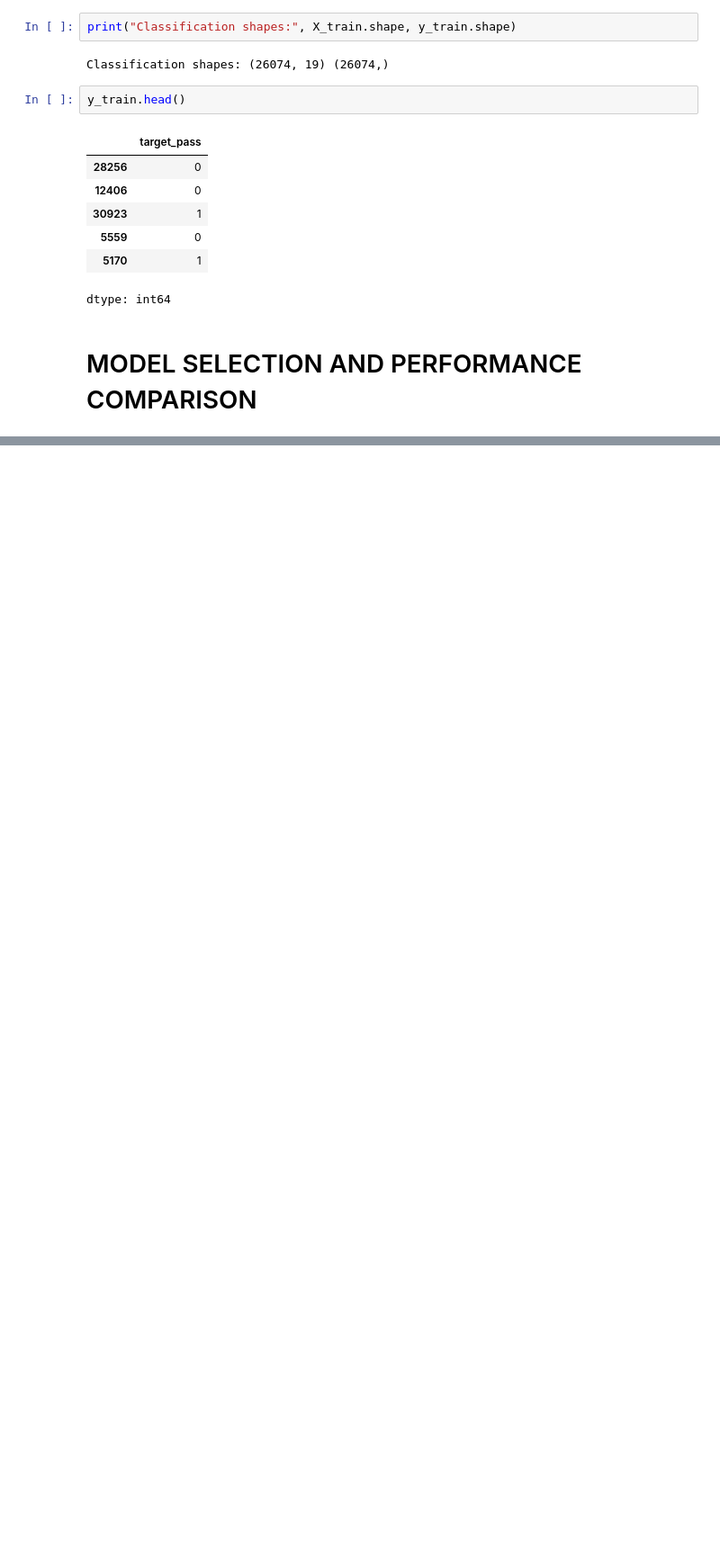
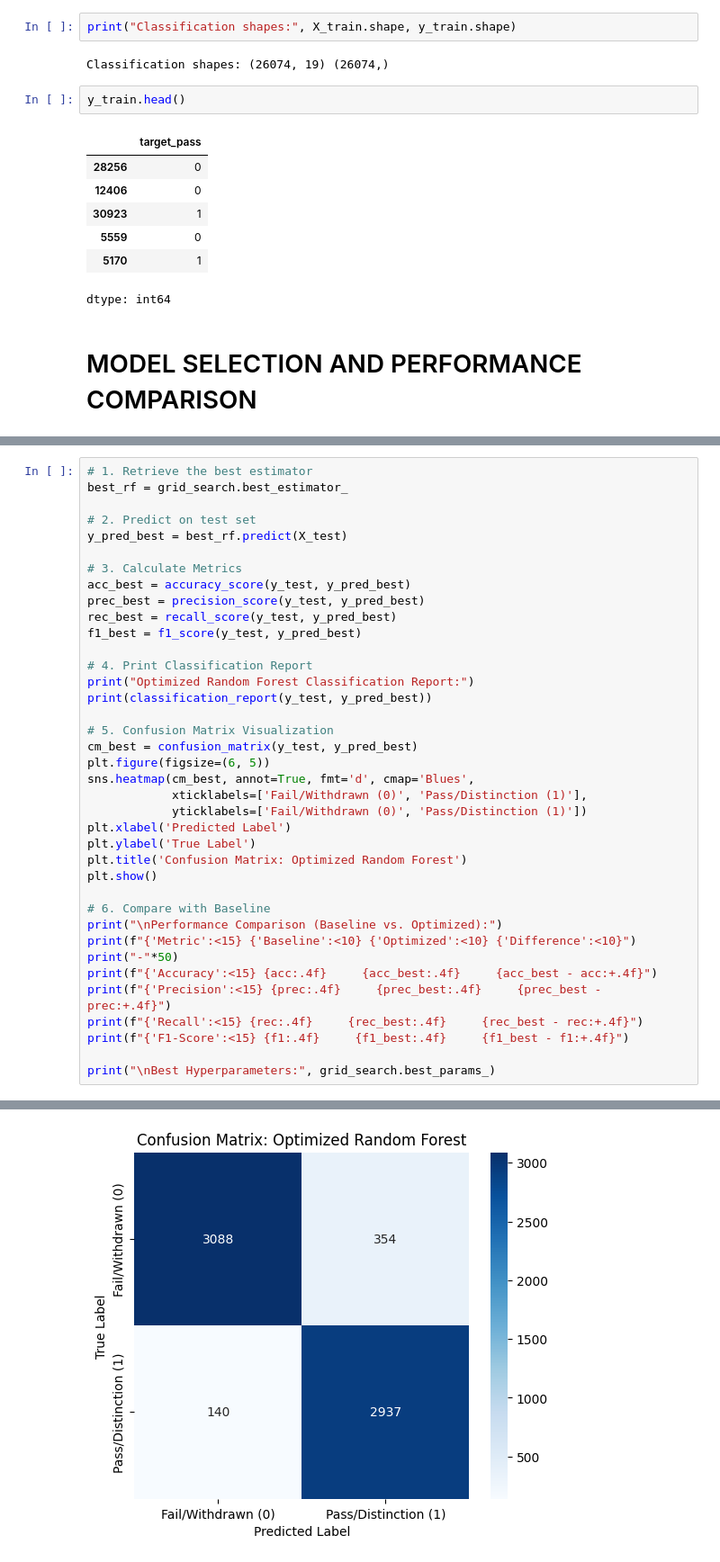
Before and after one commit to Jiajieja/WM9QG-Fundamentals-of-Artificial-Intelligence-and-Data-Mining-Group-Assessment, a Jupyter notebook: CLASSIFICATION/OULA_Dataset_Analysis.ipynb, the cells around one changed output, grey strips where cells are left out. Shown at 90% size. Drawn from its saved outputs; the diff is of its cells as text; blank space fills up the shorter version.

```diff
--- a/CLASSIFICATION/OULA_Dataset_Analysis.ipynb
+++ b/CLASSIFICATION/OULA_Dataset_Analysis.ipynb
@@ -1205,0 +1237,39 @@ plt.show()
+# %%
+# 1. Retrieve the best estimator
+best_rf = grid_search.best_estimator_
+
+# 2. Predict on test set
+y_pred_best = best_rf.predict(X_test)
+
+# 3. Calculate Metrics
+acc_best = accuracy_score(y_test, y_pred_best)
+prec_best = precision_score(y_test, y_pred_best)
+rec_best = recall_score(y_test, y_pred_best)
+f1_best = f1_score(y_test, y_pred_best)
+
+# 4. Print Classification Report
+print("Optimized Random Forest Classification Report:")
+print(classification_report(y_test, y_pred_best))
+
+# 5. Confusion Matrix Visualization
+cm_best = confusion_matrix(y_test, y_pred_best)
+plt.figure(figsize=(6, 5))
+sns.heatmap(cm_best, annot=True, fmt='d', cmap='Blues',
+            xticklabels=['Fail/Withdrawn (0)', 'Pass/Distinction (1)'],
+            yticklabels=['Fail/Withdrawn (0)', 'Pass/Distinction (1)'])
+plt.xlabel('Predicted Label')
+plt.ylabel('True Label')
+plt.title('Confusion Matrix: Optimized Random Forest')
+plt.show()
+
+# 6. Compare with Baseline
+print("\nPerformance Comparison (Baseline vs. Optimized):")
+print(f"{'Metric':<15} {'Baseline':<10} {'Optimized':<10} {'Difference':<10}")
+print("-"*50)
+print(f"{'Accuracy':<15} {acc:.4f}     {acc_best:.4f}     {acc_best - acc:+.4f}")
+print(f"{'Precision':<15} {prec:.4f}     {prec_best:.4f}     {prec_best - prec:+.4f}")
+print(f"{'Recall':<15} {rec:.4f}     {rec_best:.4f}     {rec_best - rec:+.4f}")
+print(f"{'F1-Score':<15} {f1:.4f}     {f1_best:.4f}     {f1_best - f1:+.4f}")
+
+print("\nBest Hyperparameters:", grid_search.best_params_)
+# %% [output]
@@ -1205,0 +1285 @@ plt.show()
+[figure, added]
```
Also changed, not shown: parts of 42 cells of this notebook.
